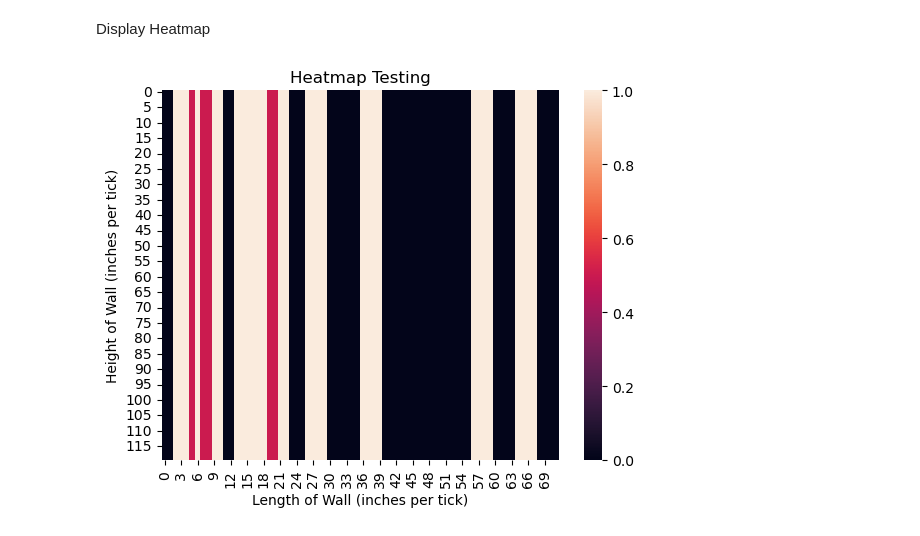
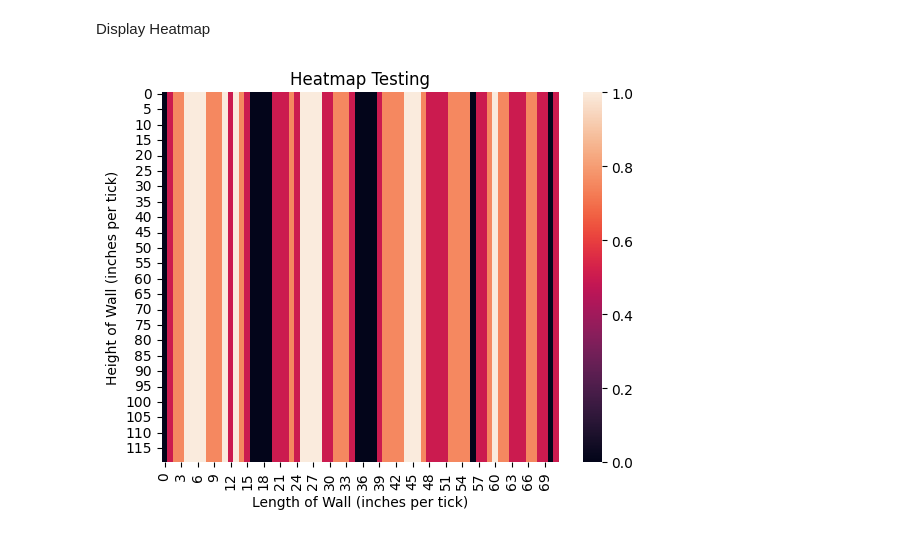
Before and after one commit to Wall-Insiders/heatmap_processing, a Jupyter notebook: data_gen_vis_jupyter.ipynb, the cells around one changed output. Drawn from its saved outputs; the diff is of its cells as text; code cells hidden in the pictures.

Commit message:
Further refinement of output. Running average of stud locations found with probabilities. Simulation parameters are expanded to define stud type and heatmapping resolution

```diff
--- a/data_gen_vis_jupyter.ipynb
+++ b/data_gen_vis_jupyter.ipynb
@@ -20,3 +17,20 @@ num_studs = 10
+# %%
+# Wall dimensions (inches)
+length = 72
+width = 120
+
+# Studs detected and its length (0 = 2x4, 1 = 2x6)
+num_studs = 30
+stud_type = 1
+stud_length = stud_length_2x4
+
+if(stud_type):
+    stud_length = stud_length_2x6
+
+# Heatmap data range
+min_detect = 0
+max_detect = 1
+show_stud = 0
 # %% [markdown]
 Array Initialization
 # %%
@@ -40,18 +54,19 @@ for x in range(num_studs):
     temp_y = random.choice(y_values)
 
     # If there is an overlap
-    if(data[temp_y, temp_x] <= 1 and data[temp_y, temp_x] > 0):
-        data[:, temp_x]= data[temp_y,temp_x] / 2
+    if(data[temp_y, temp_x] > 0):
+        if(data[temp_y, temp_x] < 1):
+            data[:, temp_x]= (data[temp_y,temp_x] * 0.5) + data[temp_y,temp_x]
 
     else:
-        data[:, temp_x] = 1
+        data[:, temp_x] = 0.5
 
     # Expand the 4 coordinates by (x+1,y) of 3 iterations (2x4 stud dimension)
     for y in range(1,4,1):
         if(temp_x+y < length):
 
-            if(data[temp_y, temp_x+y] <= 1 and data[temp_y, temp_x+y] > 0):
-                data[:, temp_x+y] = data[temp_y,temp_x+y] / 2
+            if(data[temp_y, temp_x+y] < 1 and data[temp_y, temp_x+y] > 0):
+                data[:, temp_x+y] = (data[temp_y,temp_x+y] * 0.5) + data[temp_y,temp_x+y]
                 continue
 
-            data[:, temp_x+y] = 1
+            data[:, temp_x+y] = 0.5
@@ -58,3 +75,10 @@ for x in range(num_studs):
+# %%
+# Floors any values bigger than 1
+data[data > 1] = 1
+
+# If the user only wants to see studs with a high probability
+if(show_stud):
+    data[data < 1] = 0
 # %% [markdown]
 Convert to Pandas Dataframe
 # %%
@@ -62,10 +86,10 @@ df = pd.DataFrame(data, columns=x_values, index=y_values)
 # %% [markdown]
 Display Heatmap
 # %%
-heat = sns.heatmap(df)
+heat = sns.heatmap(df, vmin=min_detect, vmax=max_detect)
 heat.axes.set_xlabel("Length of Wall (inches per tick)")
 heat.axes.set_ylabel("Height of Wall (inches per tick)")
 heat.axes.set_title("Heatmap Testing")
 plt.show()
 # %% [output]
-[figure, old version]
+[figure, new version]
```
Also changed, not shown: parts of 5 cells of this notebook.
